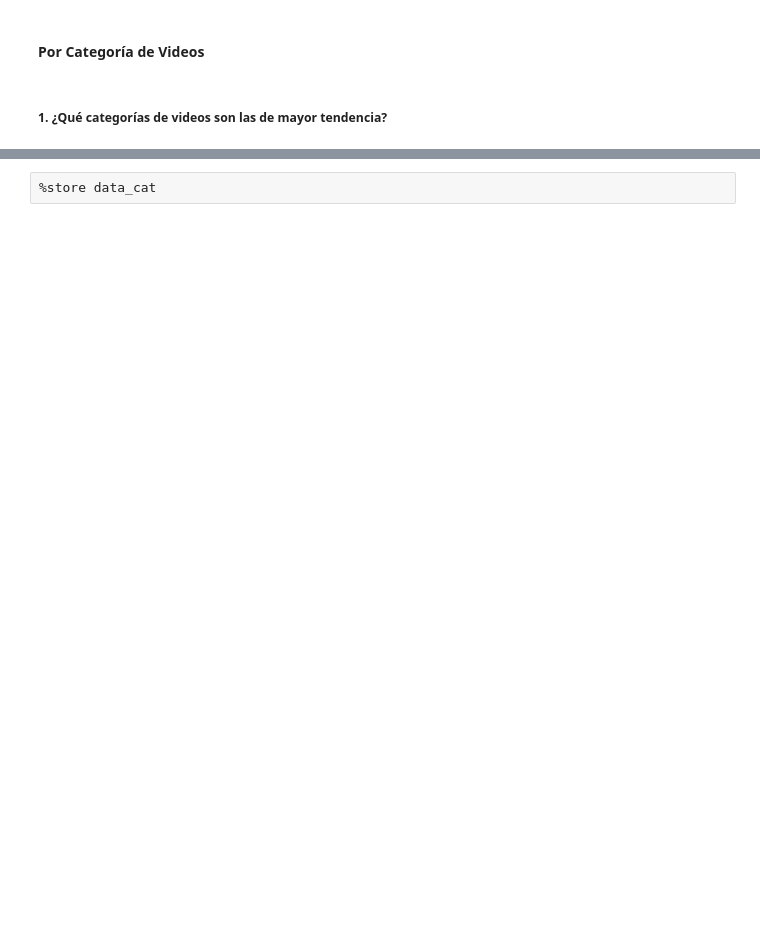
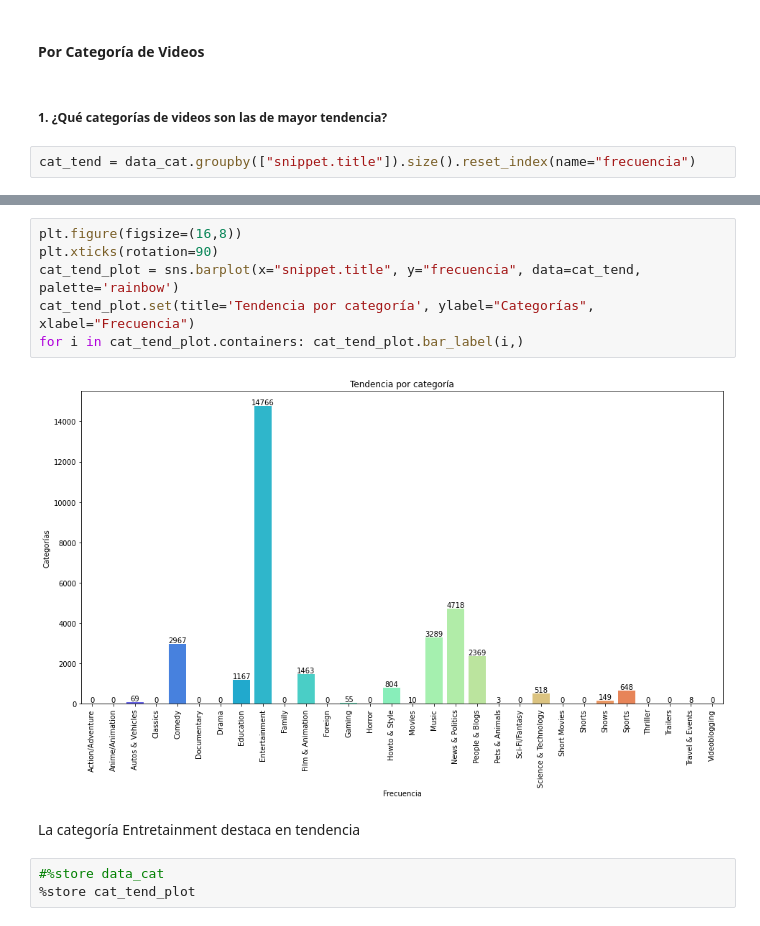
Before and after one commit to Adm-Info/EB-2022-1-CC50, a Jupyter notebook: code/4.preproc-req-cats-preg1.ipynb, the cells around one changed output, grey strips where cells are left out. Saved outputs shown, nothing was run; the diff lists cells and outputs as text; blank space fills up the shorter version.

```diff
--- a/code/4.preproc-req-cats-preg1.ipynb
+++ b/code/4.preproc-req-cats-preg1.ipynb
@@ -27,3 +10,5 @@ def outliersToMax(cat, since:int, col = 'views'):
 #### Por Categoría de Videos
 # %% [markdown]
 ##### 1. ¿Qué categorías de videos son las de mayor tendencia?
+# %%
+cat_tend = data_cat.groupby(["snippet.title"]).size().reset_index(name="frecuencia")
@@ -30,2 +35,13 @@ def outliersToMax(cat, since:int, col = 'views'):
+# %%
+plt.figure(figsize=(16,8))
+plt.xticks(rotation=90)
+cat_tend_plot = sns.barplot(x="snippet.title", y="frecuencia", data=cat_tend, palette='rainbow')
+cat_tend_plot.set(title='Tendencia por categoría', ylabel="Categorías", xlabel="Frecuencia")
+for i in cat_tend_plot.containers: cat_tend_plot.bar_label(i,)
+# %% [output]
+[figure, added]
+# %% [markdown]
+La categoría Entretainment destaca en tendencia
 # %%
-%store data_cat
+#%store data_cat
+%store cat_tend_plot
```
Also changed, not shown: parts of 2 cells of this notebook, 5 other files.
